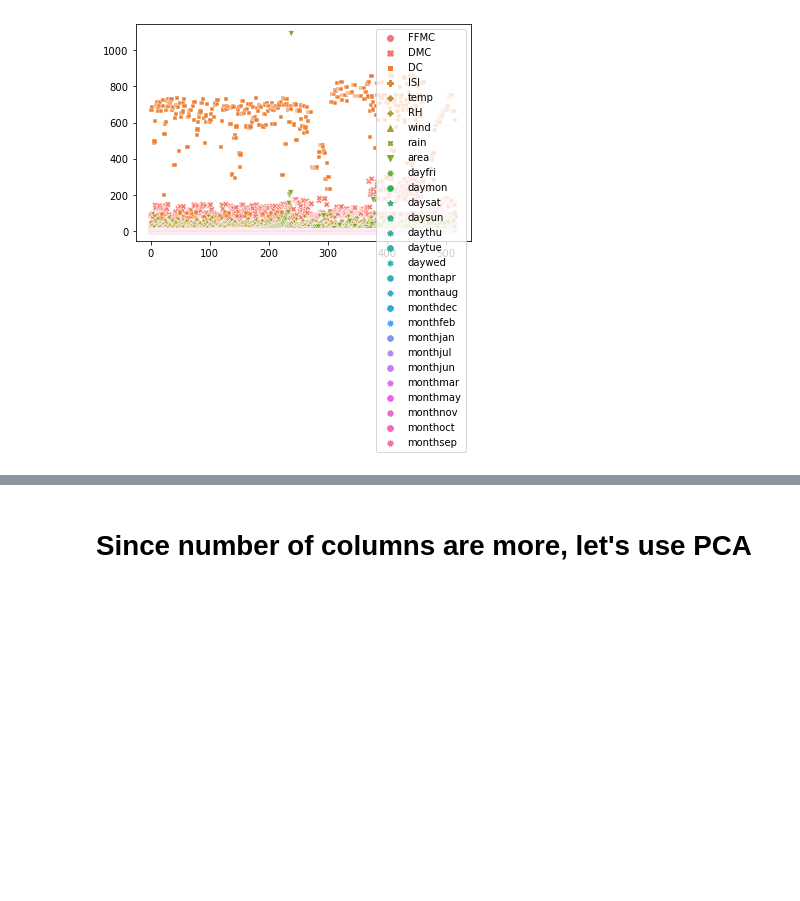
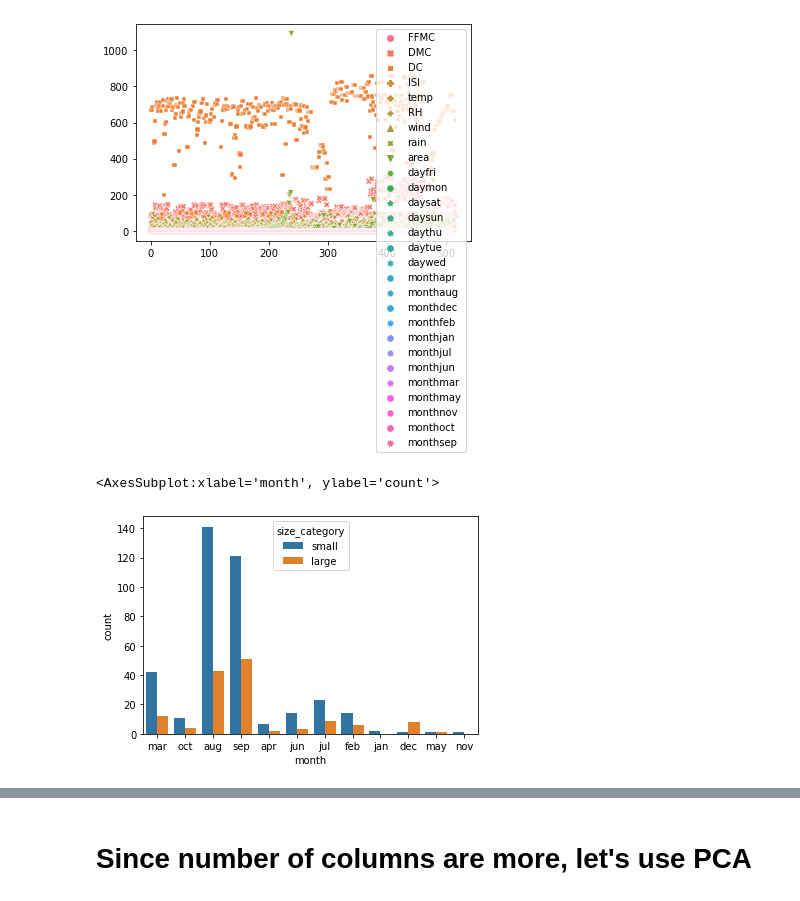
Before and after one commit to Ashwinibs19/SVM-Classification-on-forest, a Jupyter notebook: SVM Classification on forest.ipynb, the cells around one changed output, grey strips where cells are left out. Saved outputs shown, nothing was run; the diff lists cells and outputs as text; code cells hidden in the pictures; blank space fills up the shorter version.

```diff
--- a/SVM Classification on forest.ipynb
+++ b/SVM Classification on forest.ipynb
@@ -132,3 +129,8 @@ sns.scatterplot( data=df )
 plt.show()
 # %% [output]
 [figure]
+# %%
+sns.countplot(df['month'],hue=df['size_category'])
+# %% [output]
+<AxesSubplot:xlabel='month', ylabel='count'>
+[figure, added]
```
Also changed, not shown: parts of 20 cells of this notebook.
